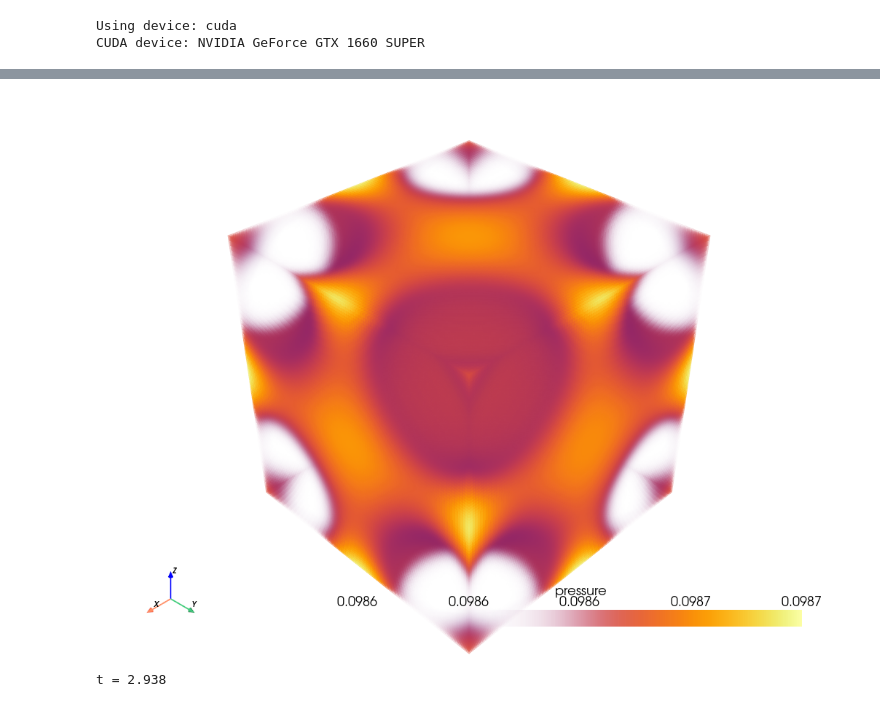
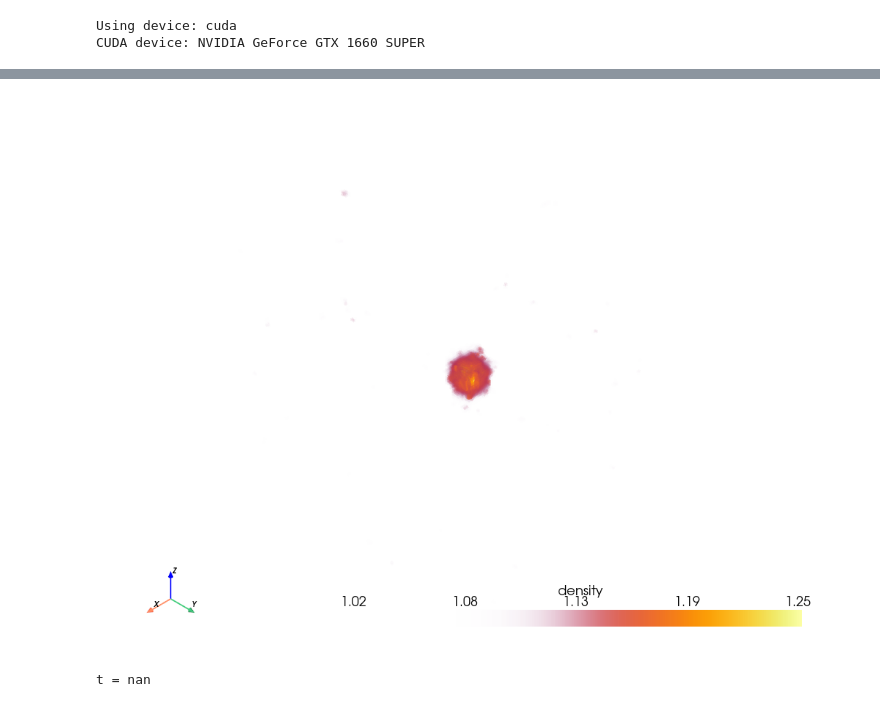
Before and after one commit to teo646/CFD, a Jupyter notebook: Riemann_Solvers_and_Numerical_Methods_for_Fluid_Dynamics_by_TORO/chapter16/Godunov's method for 3 dimensional Euler equations.ipynb, the cells around one changed output, grey strips where cells are left out. Saved outputs shown, nothing was run; the diff lists cells and outputs as text; code cells hidden in the pictures.

```diff
--- a/Riemann_Solvers_and_Numerical_Methods_for_Fluid_Dynamics_by_TORO/chapter16/Godunov's method for 3 dimensional Euler equations.ipynb
+++ b/Riemann_Solvers_and_Numerical_Methods_for_Fluid_Dynamics_by_TORO/chapter16/Godunov's method for 3 dimensional Euler equations.ipynb
@@ -122,4 +70,5 @@ solver = GodunovEuler3D(
     device=device
 )
 
-CELL = solver.create_explosion_initial_condition()
+CELL = solver.create_explosion_initial_condition_complex(rho_inner=rho_inner, p_inner=p_inner, rho_outer=rho_outer, p_outer=p_outer, sigma=sigma)
+source = CELL.clone()
@@ -126,3 +113,26 @@ CELL = solver.create_explosion_initial_condition()
+# %%
+def calculate_vorticity(CELL, dx, dy, dz):
+    u = CELL[..., 1]
+    v = CELL[..., 2]
+    w = CELL[..., 3]
+
+    # 중앙차분: 축 0=z, 1=y, 2=x
+    def d_dx(f, dx):
+        return (f[1:-1, 1:-1, 2:] - f[1:-1, 1:-1, :-2]) / (2.0 * dx)
+    def d_dy(f, dy):
+        return (f[1:-1, 2:, 1:-1] - f[1:-1, :-2, 1:-1]) / (2.0 * dy)
+    def d_dz(f, dz):
+        return (f[2:, 1:-1, 1:-1] - f[:-2, 1:-1, 1:-1]) / (2.0 * dz)
+
+    # vorticity components
+    wx = d_dy(w, dy) - d_dz(v, dz)
+    wy = d_dz(u, dz) - d_dx(w, dx)
+    wz = d_dx(v, dx) - d_dy(u, dy)
+
+    # magnitude
+    mag = torch.sqrt(wx*wx + wy*wy + wz*wz)
+
+    return torch.mean(mag).item()
 # %%
 grid = pv.ImageData()
 
@@ -144,36 +154,39 @@ grid.cell_data["density"] = rho_vtk.flatten(order="F")
 grid.cell_data["speed"] = speed_vtk.flatten(order="F")
 grid.cell_data["pressure"] = pressure_vtk.flatten(order="F")
 
 # plotter는 한 번만 생성
 plotter = pv.Plotter(off_screen=True)
-plotter.add_volume(grid, scalars="pressure", cmap="inferno", opacity="sigmoid")
+plotter.add_volume(grid, scalars="density", cmap="inferno", opacity="sigmoid")
 plotter.add_axes()
 
 
 t = T_DOMAIN[0]
 
 while t < T_DOMAIN[1]:
     CELL, dt = solver.update(CELL)
     t += dt
+    print(calculate_vorticity(CELL, DX, DY, DZ))
+
+    #update the center rho, p to maintain the explosion
+    CELL[..., 0] = torch.max(CELL[..., 0], source[..., 0])
+    CELL[..., 4] = torch.max(CELL[..., 4], source[..., 4])
 
     rho = CELL[1:-1, 1:-1, 1:-1, 0].cpu().numpy()
     speed = np.linalg.norm(CELL[1:-1, 1:-1, 1:-1, 1:4].cpu().numpy(), axis=-1)
     pressure = CELL[1:-1, 1:-1, 1:-1, 4].cpu().numpy()
-
     rho_vtk = np.transpose(rho, (2, 1, 0))
     speed_vtk = np.transpose(speed, (2, 1, 0))
     pressure_vtk = np.transpose(pressure, (2, 1, 0))
-
     grid.cell_data["density"][:] = rho_vtk.flatten(order="F")
     grid.cell_data["speed"][:] = speed_vtk.flatten(order="F")
     grid.cell_data["pressure"][:] = pressure_vtk.flatten(order="F")
 
     clear_output(wait=True)
     plotter.clear()
-    plotter.add_volume(grid, scalars="pressure", cmap="inferno", opacity="sigmoid")
+    plotter.add_volume(grid, scalars="density", cmap="inferno", opacity="sigmoid")
     plotter.add_axes()
     plotter.show(jupyter_backend="static")
     print(f"t = {t:.3f}")
 # %% [output]
-[figure, old version]
+[figure, new version]
-t = 2.938
+t = nan
```
Also changed, not shown: parts of 6 cells of this notebook, 6 other files.
